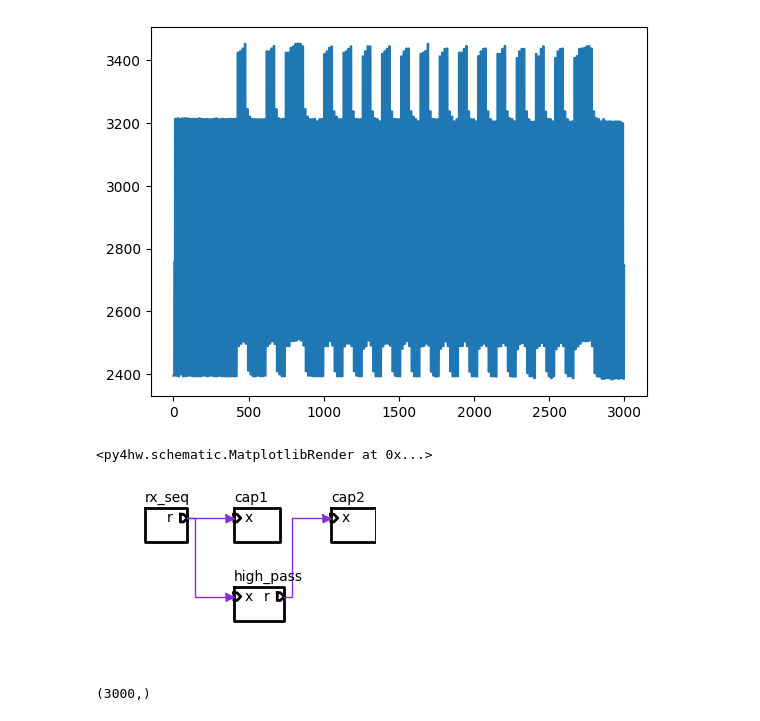
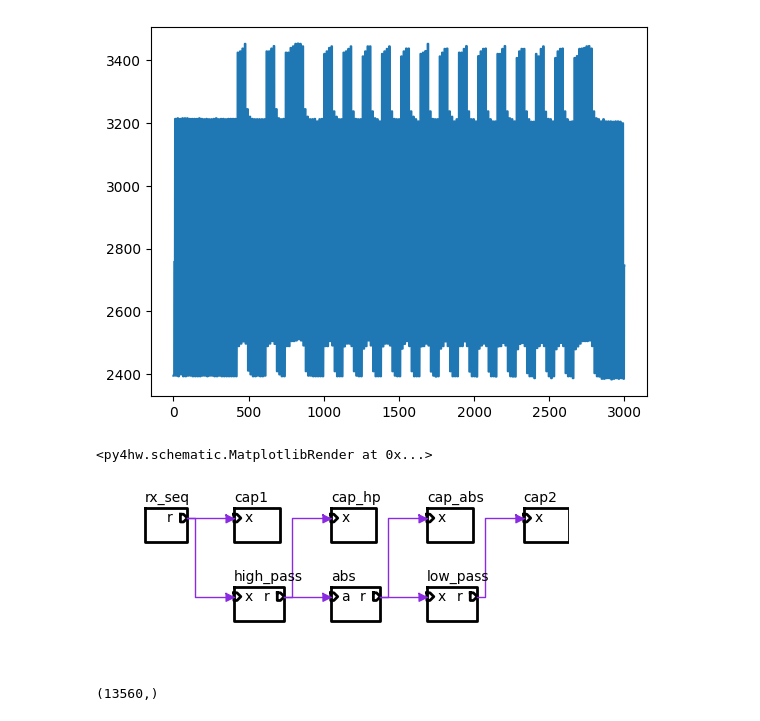
Before and after one commit to davidcastells/FPGA_NFC_transceiver, a Jupyter notebook: analysis/py4hw_response.ipynb, the cells around one changed output. Cells and saved outputs as stored; diff of their text form; code cells hidden in the pictures.

```diff
--- a/analysis/py4hw_response.ipynb
+++ b/analysis/py4hw_response.ipynb
@@ -25,6 +33,25 @@ def highpass_filter(Fs, cutoff, db, ntaps, ripple_db):
     # Use firwin with a Kaiser window to create a lowpass FIR filter.
     taps = firwin(ntaps, cutoff_hz, window=('kaiser', beta), pass_zero='highpass')
     return taps
+# %%
+from scipy.signal import kaiserord, lfilter, firwin, freqz
+# order/dectector/coefficient/freq
+
+def lowpass_filter(Fs, cutoff, db, ntaps, ripple_db):
+    nyq_rate = Fs/2
+    width = (0.1 * cutoff)
+    N, beta = kaiserord(db, width) #order/N:number of taps
+
+    if (N > ntaps):
+        print('WARNING: the kaiser window would require {} taps (more than the {} requested)'.format(N, ntaps))
+
+    cutoff_hz = cutoff/nyq_rate #range of freq
+
+    # Use firwin with a Kaiser window to create a lowpass FIR filter.
+    taps = firwin(ntaps, cutoff_hz, window=('kaiser', beta), pass_zero='lowpass')
+    taps = taps / np.sum(taps)
+
+    return taps
 # %%
 # Hardware multiplier of "r/each tap = input signal a × constant coefficients coeff"
 
@@ -181,36 +294,50 @@ plt.show()
 # %%
 hw = py4hw.HWSystem()
 hlp = py4hw.LogicHelper(hw)
 
-#dur = 0.001 #time
+dur = 0.001 #time
 Fs = 13.56e6
 freq1=847.5
 amplitude = 0.5
 
 x0 = hw.wire('x0', 16)
 x = hw.wire('x', 16)
 
 db = 60
 ntaps = 31
 Rb=106e3
 cutoff= Rb*10
 
 rx_w = hw.wire('rx_w', 16)
 Sequence(hw, 'rx_seq', rx.astype(int), rx_w)
 
 cap1 = StreamCapture(hw, 'cap1', rx_w)
+#rx_seq
 
 hp = highpassFilter(hw, 'high_pass', Fs, cutoff, db, ntaps, rx_w, x)
 
-cap2 = StreamCaptureSigned(hw, 'cap2', x)
+cap_hp = StreamCaptureSigned(hw, 'cap_hp', x)
+#after high_pass filter
+
+abs_w = hw.wire('abs_w', 16)
+abs1 = Abs(hw, 'abs', x, abs_w)
+
+cap_abs = StreamCaptureSigned(hw, 'cap_abs', abs_w)
+
+fc = 2*Rb
+lp_w = hw.wire('lp_w', 16)
+lp = lowpassFilter(hw,'low_pass',Fs, fc, db, ntaps, abs_w, lp_w)
+
+cap2 = StreamCaptureSigned(hw, 'cap2', lp_w)
+#after abs+low_pass filter
 
 #sch = py4hw.Schematic(hw)
 sch = py4hw.Schematic(hw)
 sch.drawAll()
 #plt.savefig('topFIR.png')
 # %% [output]
 <py4hw.schematic.MatplotlibRender at 0x...>
-[figure, old version]
+[figure, new version]
 # %%
 hw.getSimulator().clk(2000)
 cap1.clear()
@@ -219,13 +348,16 @@ hw.getSimulator().clk(5000-2000)
 #print(rx_w.get())
 #rx[:10].astype(int)
 # %%
+N = int(Fs * dur)
+x = np.linspace(0, dur, N, endpoint=False)
 
-x = np.linspace(0, Fs*dur, dur, endpoint=False)
 y = np.array(cap1.data)
+h_filtered=np.array(cap_hp.data)
+abs_filtered=np.array(cap_abs.data)
 filtered = np.array(cap2.data)
 print(x.shape)
 # %% [output]
-(3000,)
+(13560,)
 # %%
 import matplotlib.pyplot as plt
 plt.figure(figsize=(15,3))
```
Also changed, not shown: parts of 11 cells of this notebook.
